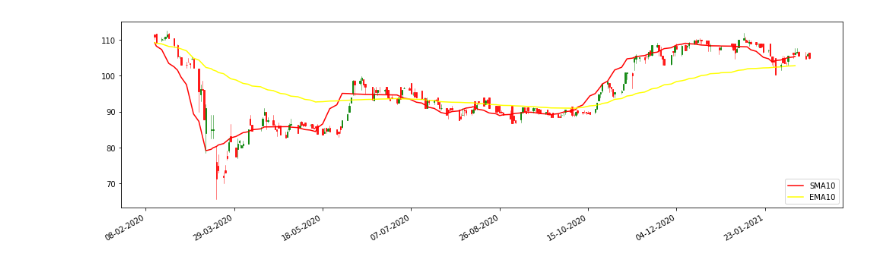
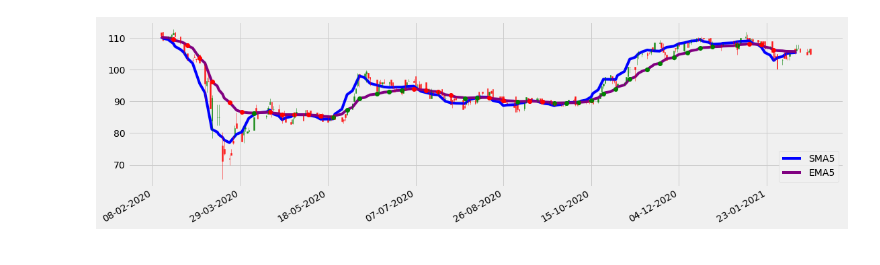
Before and after one commit to ryanperezx/PH-Stock-Market-Prediction, a Jupyter notebook: stock-market-prediction.ipynb, the cells around one changed output. Drawn from its saved outputs; the diff is of its cells as text; code cells hidden in the pictures.

Commit message:
implemented indicator for support and resistance based on MA interval

```diff
--- a/stock-market-prediction.ipynb
+++ b/stock-market-prediction.ipynb
@@ -5,6 +5,7 @@ import investpy
 import matplotlib.pyplot as plt
 from mpl_finance import candlestick_ohlc
 import matplotlib.dates as mpl_dates
+plt.style.use('fivethirtyeight')
 
 plt.rcParams['figure.figsize'] = [17, 5]
 # %%
@@ -41,7 +47,6 @@ def getInfo(stock, country, from_date, to_date, interval):
     ema_stock = pd.Series(ema_stock)
     ema_stock = expandMovingAverage(ema_stock, interval)
     sma_stock = expandMovingAverage(getSMA, interval)
-
     stock.reset_index(inplace = True)
 
     ohlc = stock.loc[:, ['Date', 'Open', 'High', 'Low', 'Close']]
@@ -51,15 +56,22 @@ def getInfo(stock, country, from_date, to_date, interval):
     ohlc['SMA'] = sma_stock
     ohlc['EMA'] = ema_stock
 
-    chart.plot(ohlc['Date'], ohlc['SMA'], color='red', label='SMA'+ str(interval))
-    chart.plot(ohlc['Date'], ohlc['EMA'], color='yellow', label='EMA'+ str(interval))
+    chart.plot(ohlc['Date'], ohlc['SMA'], color='blue', label='SMA'+ str(interval))
+    chart.plot(ohlc['Date'], ohlc['EMA'], color='purple', label='EMA'+ str(interval))
+
+    for i in range(interval,len(ohlc['EMA']), interval):
+        if(i+interval < len(ema_stock)):
+            if(ohlc['EMA'][i] > ohlc['EMA'][i+interval]):
+                chart.plot(ohlc['Date'][i], ohlc['EMA'][i], 'o', color='red')
+            else:
+                chart.plot(ohlc['Date'][i], ohlc['EMA'][i], 'o', color='green')
+
     candlestick_ohlc(chart, ohlc.values, width=0.6, colorup='green', colordown='red', alpha=0.8)
 
     date_format = mpl_dates.DateFormatter('%d-%m-%Y')
     chart.xaxis.set_major_formatter(date_format)
     fig.autofmt_xdate()
     chart.legend(loc="lower right")
-
     plt.show()
 
 ##if stock info is not indexed
@@ -82,8 +94,16 @@ def searchAndGetInfo(stock, country, from_date, to_date, interval):
     ohlc['SMA'] = sma_stock
     ohlc['EMA'] = ema_stock
 
-    chart.plot(ohlc['Date'], ohlc['SMA'], color='red', label='SMA'+ str(interval))
-    chart.plot(ohlc['Date'], ohlc['EMA'], color='yellow', label='EMA'+ str(interval))
+    chart.plot(ohlc['Date'], ohlc['SMA'], color='blue', label='SMA'+ str(interval))
+    chart.plot(ohlc['Date'], ohlc['EMA'], color='purple', label='EMA'+ str(interval))
+
+    for i in range(interval,len(ohlc['EMA']), interval):
+        if(i+interval < len(ema_stock)):
+            if(ohlc['EMA'][i] > ohlc['EMA'][i+interval]):
+                chart.plot(ohlc['Date'][i], ohlc['EMA'][i], 'o', color='red')
+            else:
+                chart.plot(ohlc['Date'][i], ohlc['EMA'][i], 'o', color='green')
+
     candlestick_ohlc(chart, ohlc.values, width=0.6, colorup='green', colordown='red', alpha=0.8)
 
     date_format = mpl_dates.DateFormatter('%d-%m-%Y')
@@ -107,9 +127,9 @@ def getPercentageGrowth(stock, country, from_date, to_date):
     chart.legend(loc = "lower right")
     plt.show()
 # %%
-searchAndGetInfo('FMETF', 'Philippines', '13/2/2020', '17/2/2021', 10)
+searchAndGetInfo('FMETF', 'Philippines', '13/2/2020', '17/2/2021', 5)
 # %% [output]
-[figure, old version]
+[figure, new version]
 # %%
 retrieveInformation('ACEN', 'Philippines')
 # %% [output]
```
Also changed, not shown: parts of 8 cells of this notebook.
